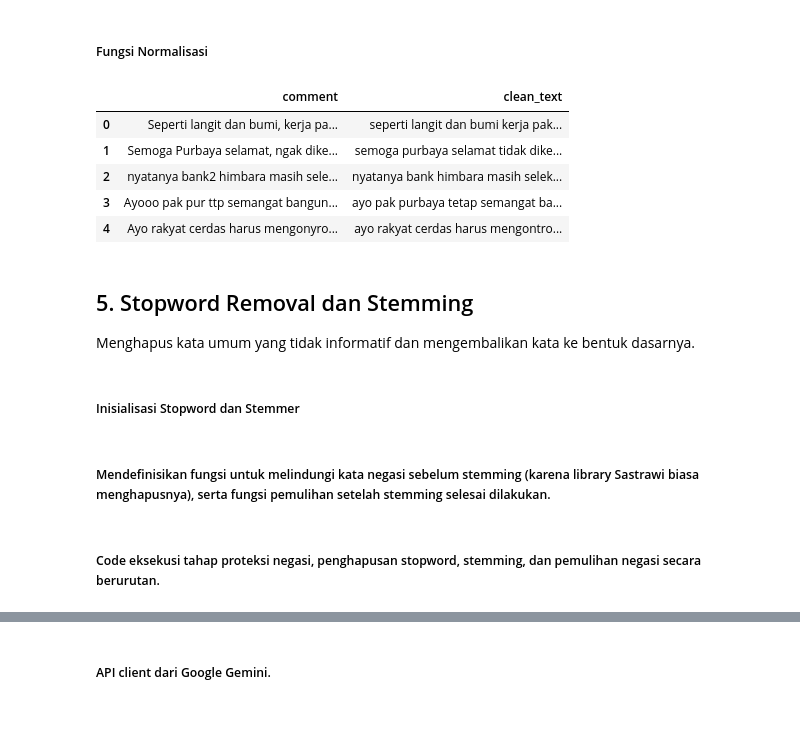
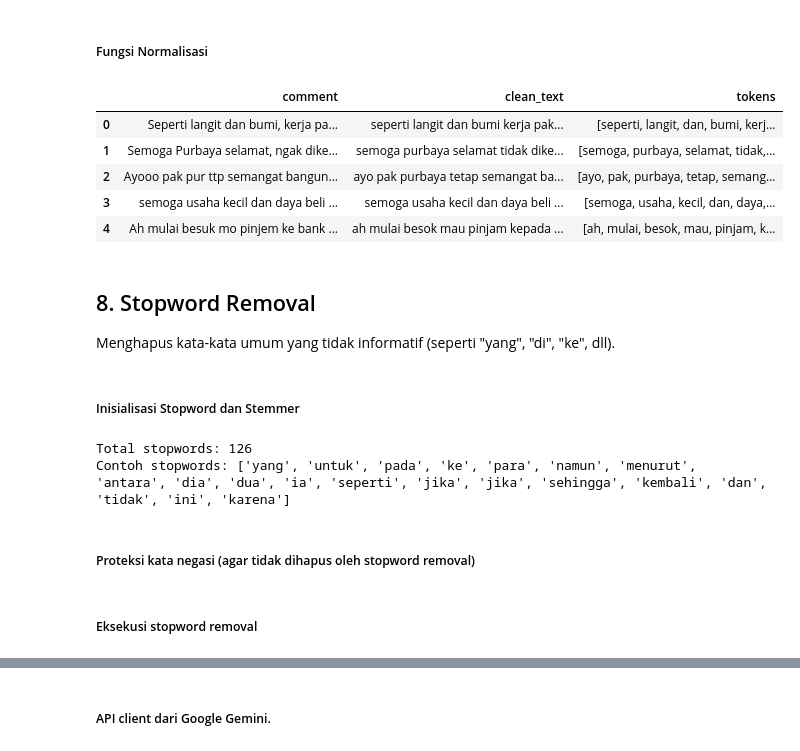
Before and after one commit to Lukas166/sentiment-analysis-purbaya-200t, a Jupyter notebook: data_pre-processing.ipynb, the cells around one changed output, grey strips where cells are left out. Drawn from its saved outputs; the diff is of its cells as text; code cells hidden in the pictures; blank space fills up the shorter version.

```diff
--- a/data_pre-processing.ipynb
+++ b/data_pre-processing.ipynb
@@ -86,9 +91,6 @@ df['clean_text'] = df['comment'].apply(remove_html)
 df['clean_text'] = df['clean_text'].apply(normalize_unicode)
 df['clean_text'] = df['clean_text'].apply(remove_url_mentions)
 df['clean_text'] = df['clean_text'].apply(remove_emoji)
-df['clean_text'] = df['clean_text'].apply(lowercase_and_remove_punct)
-df['clean_text'] = df['clean_text'].apply(replace_word_elongation)  #indoNLP
-df['clean_text'] = df['clean_text'].apply(remove_single_letter)
 df['clean_text'] = df['clean_text'].apply(normalize_space)
 
 df[['comment', 'clean_text']].head()
@@ -101,0 +125,16 @@ df[['comment', 'clean_text']].head()
+# %%
+# Tokenization menggunakan NLTK
+def tokenize_text(text):
+    return word_tokenize(str(text))
+
+df['tokens'] = df['clean_text'].apply(tokenize_text)
+
+# Tampilkan contoh hasil tokenization
+print("Contoh hasil tokenization:")
+print("=" * 80)
+for i in range(3):
+    print(f"\nTeks: {df.iloc[i]['clean_text']}")
+    print(f"Tokens: {df.iloc[i]['tokens']}")
+print("=" * 80)
+
+df[['comment', 'clean_text', 'tokens']].head()
@@ -119,34 +210,45 @@ test_data
 # %% [markdown]
 ##### Fungsi Normalisasi
 # %%
-def normalize(text):
-    text = replace_slang(text)  # ubah kata slang ke bentuk baku dengan indoNLP
-    words = text.split()
-    normalized = [typo_dict.get(w, w) for w in words]
-    return " ".join(normalized)
+# Normalisasi slang dan typo per token
+def normalize_tokens(tokens):
+    normalized = []
+    for token in tokens:
+        # Normalisasi slang
+        token = replace_slang(token)
+        # Normalisasi typo
+        token = typo_dict.get(token, token)
+        normalized.append(token)
+    return normalized
 # %%
-df['clean_text'] = df['clean_text'].apply(normalize)  # normalisasi typo dan slang
-df[['comment', 'clean_text']].head()
+df['tokens'] = df['tokens'].apply(normalize_tokens)
+
+# Update clean_text dari tokens
+df['clean_text'] = df['tokens'].apply(lambda x: ' '.join(x))
+
+df[['comment', 'clean_text', 'tokens']].head()
 # %% [output]
-|  | comment | clean_text |
-| 0 | Seperti langit dan bumi, kerja pa... | seperti langit dan bumi kerja pak... |
-| 1 | Semoga Purbaya selamat, ngak dike... | semoga purbaya selamat tidak dike... |
-| 2 | nyatanya bank2 himbara masih sele... | nyatanya bank himbara masih selek... |
-| 3 | Ayooo pak pur ttp semangat bangun... | ayo pak purbaya tetap semangat ba... |
-| 4 | Ayo rakyat cerdas harus mengonyro... | ayo rakyat cerdas harus mengontro... |
+|  | comment | clean_text | tokens |
+| 0 | Seperti langit dan bumi, kerja pa... | seperti langit dan bumi kerja pak... | [seperti, langit, dan, bumi, kerj... |
+| 1 | Semoga Purbaya selamat, ngak dike... | semoga purbaya selamat tidak dike... | [semoga, purbaya, selamat, tidak,... |
+| 2 | Ayooo pak pur ttp semangat bangun... | ayo pak purbaya tetap semangat ba... | [ayo, pak, purbaya, tetap, semang... |
+| 3 | semoga usaha kecil dan daya beli ... | semoga usaha kecil dan daya beli ... | [semoga, usaha, kecil, dan, daya,... |
+| 4 | Ah mulai besuk mo pinjem ke bank ... | ah mulai besok mau pinjam kepada ... | [ah, mulai, besok, mau, pinjam, k... |
 # %% [markdown]
-## 5. Stopword Removal dan Stemming
-Menghapus kata umum yang tidak informatif dan mengembalikan kata ke bentuk dasarnya.
+## 8. Stopword Removal
+Menghapus kata-kata umum yang tidak informatif (seperti "yang", "di", "ke", dll).
 # %% [markdown]
 ##### Inisialisasi Stopword dan Stemmer
 # %%
 # Inisialisasi Stopword
 stop_factory = StopWordRemoverFactory()
-stop_remover = stop_factory.create_stop_word_remover()
+stopwords = stop_factory.get_stop_words()
 
-# Inisialisasi Stemmer
-stem_factory = StemmerFactory()
-stemmer = stem_factory.create_stemmer()
+print(f"Total stopwords: {len(stopwords)}")
+print(f"Contoh stopwords: {list(stopwords)[:20]}")
+# %% [output]
+Total stopwords: 126
+Contoh stopwords: ['yang', 'untuk', 'pada', 'ke', 'para', 'namun', 'menurut', 'antara', 'dia', 'dua', 'ia', 'seperti', 'jika', 'jika', 'sehingga', 'kembali', 'dan', 'tidak', 'ini', 'karena']
 # %% [markdown]
-##### Mendefinisikan fungsi untuk melindungi kata negasi sebelum stemming (karena library Sastrawi biasa menghapusnya), serta fungsi pemulihan setelah stemming selesai dilakukan.
+##### Proteksi kata negasi (agar tidak dihapus oleh stopword removal)
 # %%
@@ -171,3 +261,3 @@ def restore_negations(text):
 # %% [markdown]
-##### Code eksekusi tahap proteksi negasi, penghapusan stopword, stemming, dan pemulihan negasi secara berurutan.
+##### Eksekusi stopword removal
 # %%
```
Also changed, not shown: parts of 31 cells of this notebook, 9 other files.
